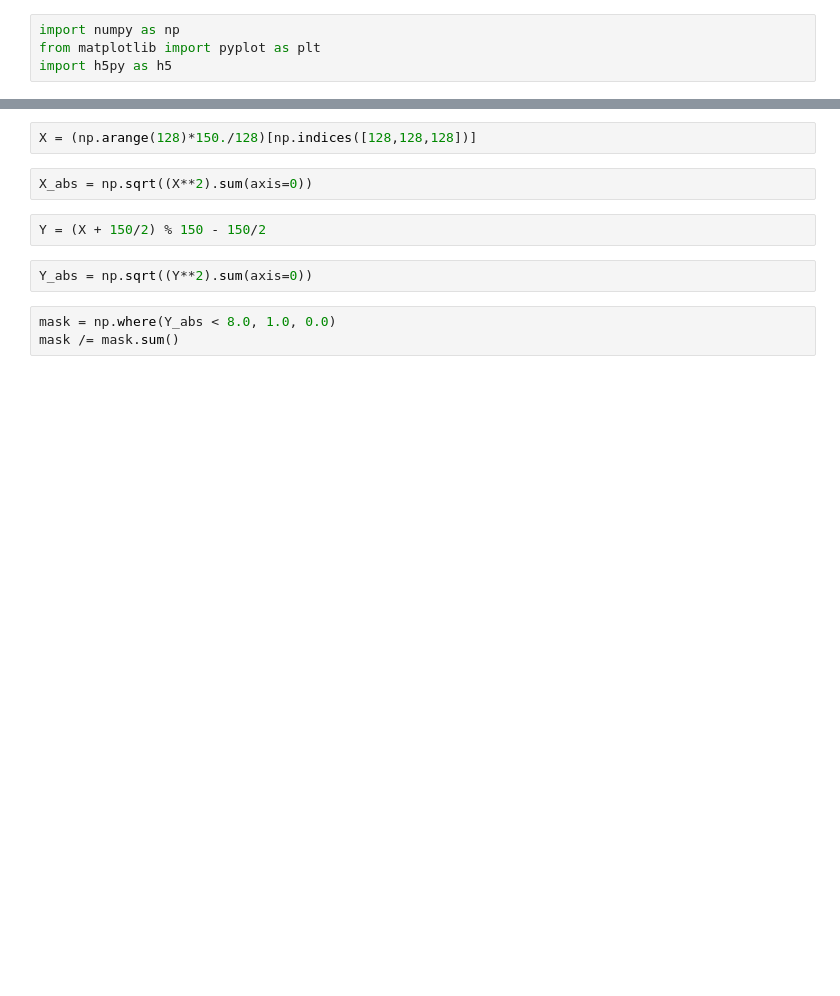
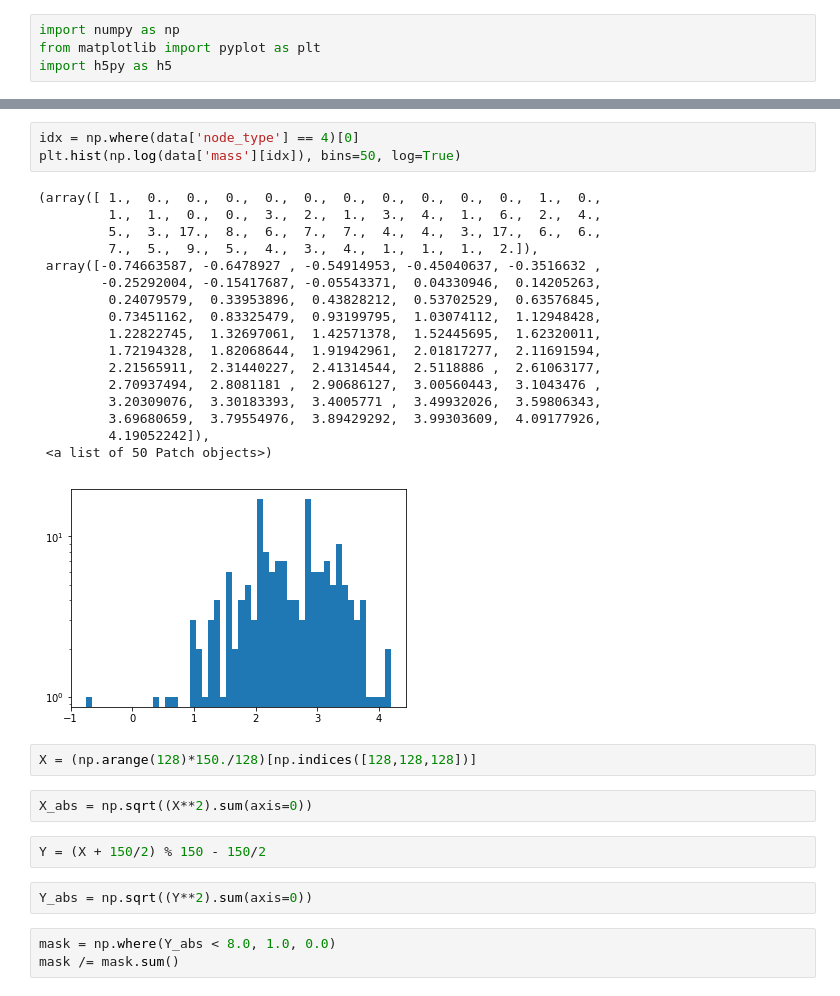
Before and after one commit to jhidding/adhesion-code, a Jupyter notebook: notebooks/Reading_HDF5.ipynb, the cells around one changed output, grey strips where cells are left out. Drawn from its saved outputs; the diff is of its cells as text; blank space fills up the shorter version.

```diff
--- a/notebooks/Reading_HDF5.ipynb
+++ b/notebooks/Reading_HDF5.ipynb
@@ -34,3 +29,24 @@ plt.imshow(data[50])
+# %%
+idx = np.where(data['node_type'] == 4)[0]
+plt.hist(np.log(data['mass'][idx]), bins=50, log=True)
+# %% [output]
+(array([ 1.,  0.,  0.,  0.,  0.,  0.,  0.,  0.,  0.,  0.,  0.,  1.,  0.,
+         1.,  1.,  0.,  0.,  3.,  2.,  1.,  3.,  4.,  1.,  6.,  2.,  4.,
+         5.,  3., 17.,  8.,  6.,  7.,  7.,  4.,  4.,  3., 17.,  6.,  6.,
+         7.,  5.,  9.,  5.,  4.,  3.,  4.,  1.,  1.,  1.,  2.]),
+ array([-0.74663587, -0.6478927 , -0.54914953, -0.45040637, -0.3516632 ,
+        -0.25292004, -0.15417687, -0.05543371,  0.04330946,  0.14205263,
+         0.24079579,  0.33953896,  0.43828212,  0.53702529,  0.63576845,
+         0.73451162,  0.83325479,  0.93199795,  1.03074112,  1.12948428,
+         1.22822745,  1.32697061,  1.42571378,  1.52445695,  1.62320011,
+         1.72194328,  1.82068644,  1.91942961,  2.01817277,  2.11691594,
+         2.21565911,  2.31440227,  2.41314544,  2.5118886 ,  2.61063177,
+         2.70937494,  2.8081181 ,  2.90686127,  3.00560443,  3.1043476 ,
+         3.20309076,  3.30183393,  3.4005771 ,  3.49932026,  3.59806343,
+         3.69680659,  3.79554976,  3.89429292,  3.99303609,  4.09177926,
+         4.19052242]),
+ <a list of 50 Patch objects>)
+[figure, added]
 # %%
 X = (np.arange(128)*150./128)[np.indices([128,128,128])]
 # %%
```
Also changed, not shown: parts of 9 cells of this notebook, 2 other files.
